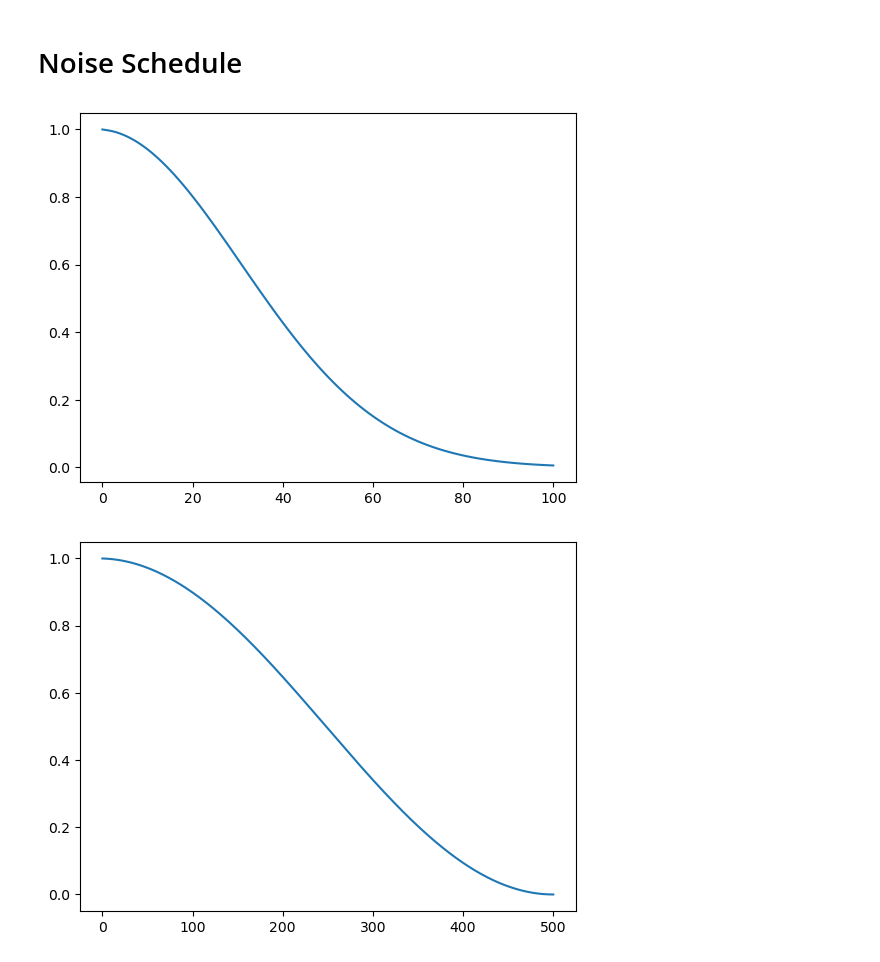
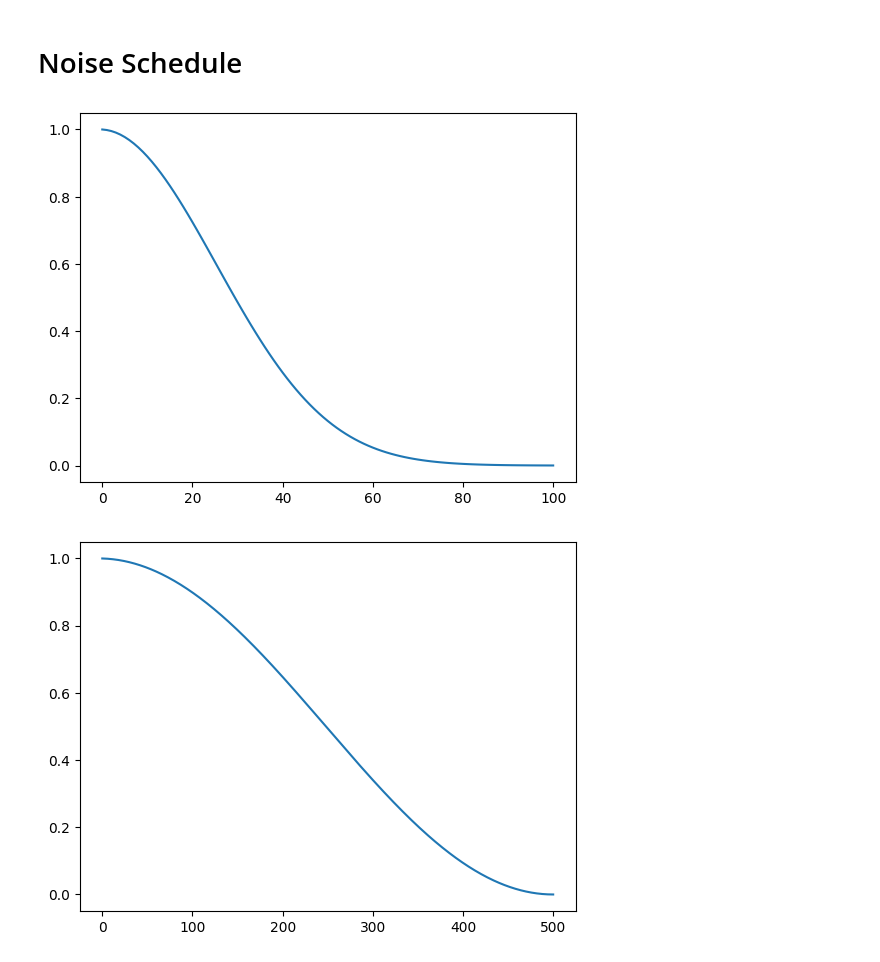
Before and after one commit to SebastianMerino/DiffusionBeamformer, a Jupyter notebook: schedule_test.ipynb, the cells around one changed output. Drawn from its saved outputs; the diff is of its cells as text; code cells hidden in the pictures.

```diff
--- a/schedule_test.ipynb
+++ b/schedule_test.ipynb
@@ -7,15 +7,15 @@ from diffusion_utils import *
 # %%
 device = torch.device("cuda:0" if torch.cuda.is_available() else torch.device('cpu'))
 
 time_steps = 100
-beta1 = 1e-4*5
-beta2 = 0.02*5
+beta1 = 1e-4
+beta2 = 0.3
 ab_t = linear_time_schedule(time_steps, beta1=beta1, beta2=beta2, device=device)
 #ab_t.shape
-plt.plot(ab_t.to('cpu'))
+plt.plot(ab_t.to('cpu').sqrt())
 plt.show()
 # %% [output]
-[figure, old version]
+[figure, new version]
 # %%
 import math
 time_steps = 500
```
Also changed, not shown: 2 other files.
